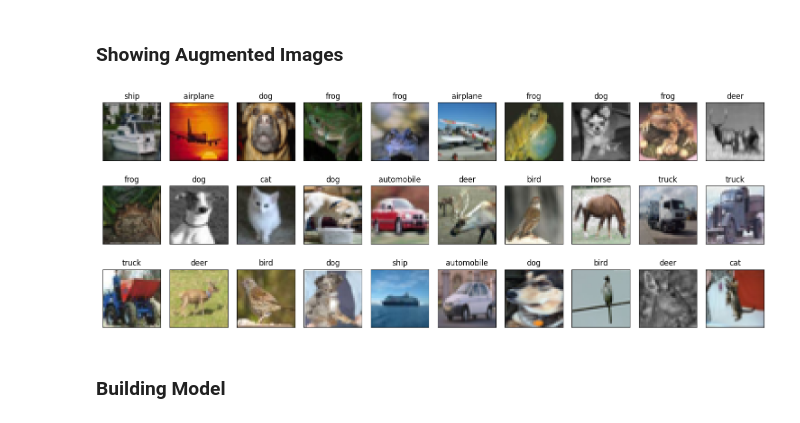
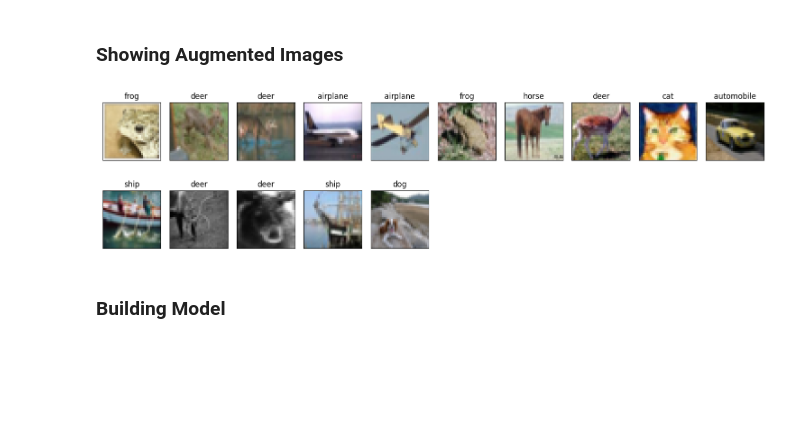
Before and after one commit to NoneWofie/ai-notebooks, a Jupyter notebook: cifar10-cnn-pytorch.ipynb, the cells around one changed output. Cells and saved outputs as stored; diff of their text form; code cells hidden in the pictures; blank space fills up the shorter version.

Commit message:
added and trained cnn pytorch notebook

```diff
--- a/cifar10-cnn-pytorch.ipynb
+++ b/cifar10-cnn-pytorch.ipynb
@@ -101,9 +105,9 @@ fig.set_tight_layout(True)
 # %% [markdown]
 ### Adding DataLoader Wrapper
 # %%
-train_dl = torch.utils.data.DataLoader(train_ds, batch_size=64, shuffle=True)
-valid_dl = torch.utils.data.DataLoader(valid_ds, batch_size=64, shuffle=True)
-test_dl = torch.utils.data.DataLoader(test_ds, batch_size=64, shuffle=True)
+train_dl = torch.utils.data.DataLoader(train_ds, batch_size=16, shuffle=True)
+valid_dl = torch.utils.data.DataLoader(valid_ds, batch_size=16, shuffle=True)
+test_dl = torch.utils.data.DataLoader(test_ds, batch_size=16, shuffle=True)
 # %% [markdown]
 ### Showing Augmented Images
 # %%
@@ -111,16 +115,16 @@ test_dl = torch.utils.data.DataLoader(test_ds, batch_size=64, shuffle=True)
 # %%
 fig = plt.figure(figsize=(15, 6))
 
-for i in range(30):
+for i in range(15):
     ax = fig.add_subplot(3, 10, i+1)
     ax.set_title(f"{classes[batch_labels[i]]}")
     ax.set_xticks([])
     ax.set_yticks([])
     ax.imshow(batch_images[i].permute(1, 2, 0))
 
 fig.set_tight_layout(True)
 # %% [output]
-[figure, old version]
+[figure, new version]
 # %% [markdown]
 ### Building Model
 # %%
```
Also changed, not shown: parts of 5 cells of this notebook.
